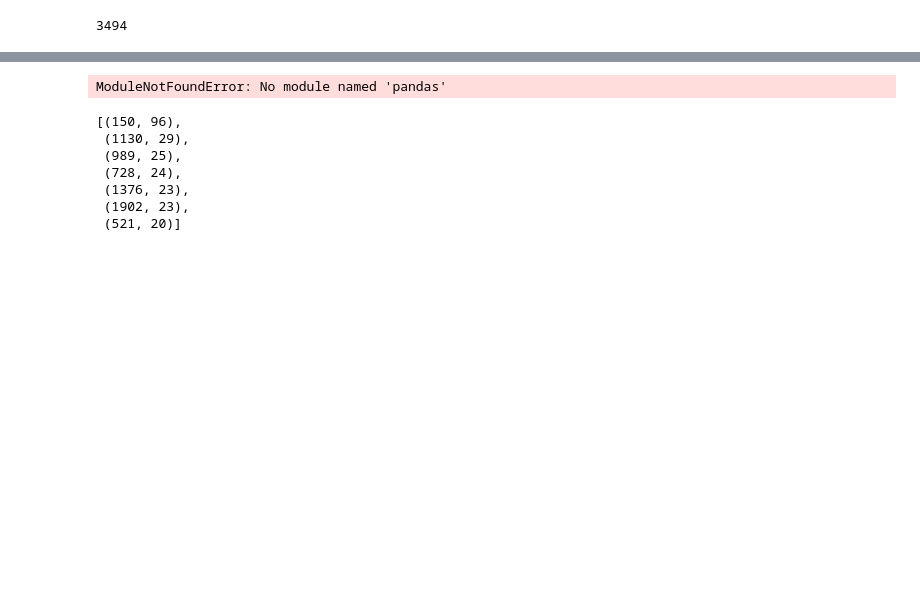
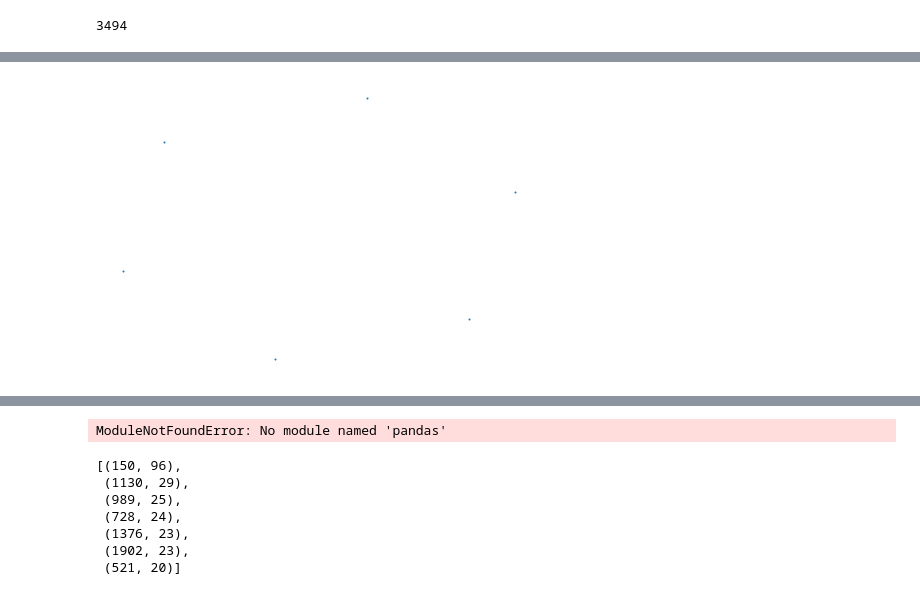
Before and after one commit to joachimwolff/scHiCExplorer, a Jupyter notebook: cell_cyclus.ipynb, the cells around one changed output, grey strips where cells are left out. Saved outputs shown, nothing was run; the diff lists cells and outputs as text; code cells hidden in the pictures; blank space fills up the shorter version.

```diff
--- a/cell_cyclus.ipynb
+++ b/cell_cyclus.ipynb
@@ -27,0 +81,6 @@ plt.show()
+# %%
+pos = nx.spring_layout(G, iterations=300)
+nx.draw(G, pos, node_size=1, with_labels=False)
+plt.show()
+# %% [output]
+[figure, added]
```
Also changed, not shown: parts of 10 cells of this notebook.
